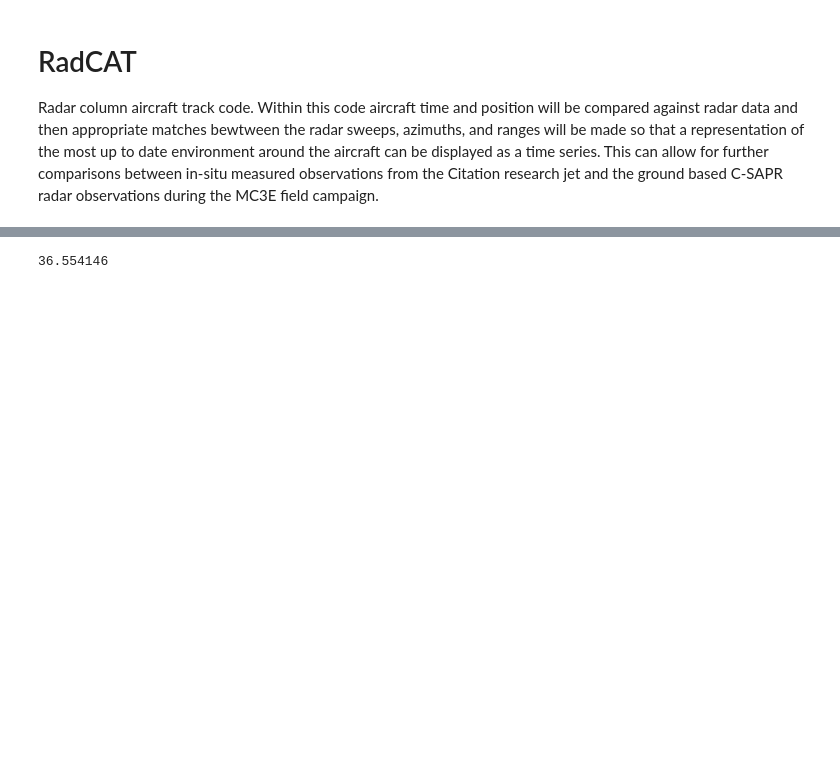
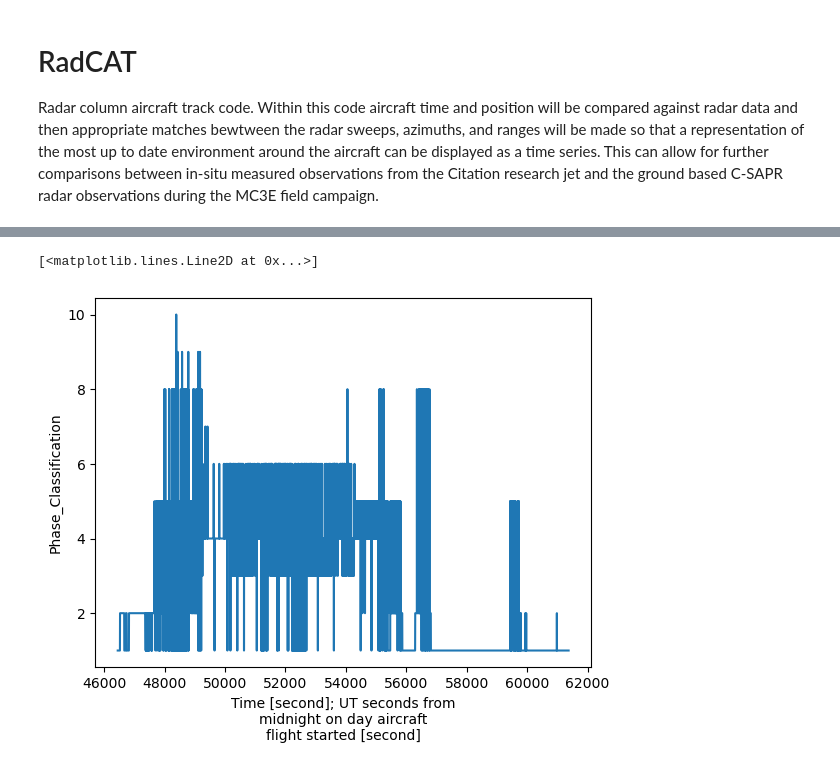
Before and after one commit to brycerrickbeil/2026-SULI-Bryce-Rickbeil, a Jupyter notebook: students/bryce_rickbeil/notebooks/RadCAT.ipynb, the cells around one changed output, grey strips where cells are left out. Cells and saved outputs as stored; diff of their text form; code cells hidden in the pictures; blank space fills up the shorter version.

```diff
--- a/students/bryce_rickbeil/notebooks/RadCAT.ipynb
+++ b/students/bryce_rickbeil/notebooks/RadCAT.ipynb
@@ -435,2 +620,2 @@ ds.close()
 # %%
-cloud_micro = xr.open_dataset('flight_data/11_05_20_Radar.nc')
+cloud_micro = xr.open_dataset('flight_data/11_05_20_Microphysics.nc')
@@ -723,7 +622,5 @@ plt.show()
-# %%
-# Find the closest in time radar file for display of PPI with flight leg overlayed
-
-#plt.plot(cit_lon[min(air_radar_list[x]):y], cit_lat[min(air_radar_list[x]):y])
-print(cloud_micro.POS_Lat.data[time])
-# %% [output]
-36.554146
+# %%
+cloud_micro.Phase_Classification.plot()
+# %% [output]
+[<matplotlib.lines.Line2D at 0x...>]
+[figure, added]
```
Also changed, not shown: parts of 18 cells of this notebook.
